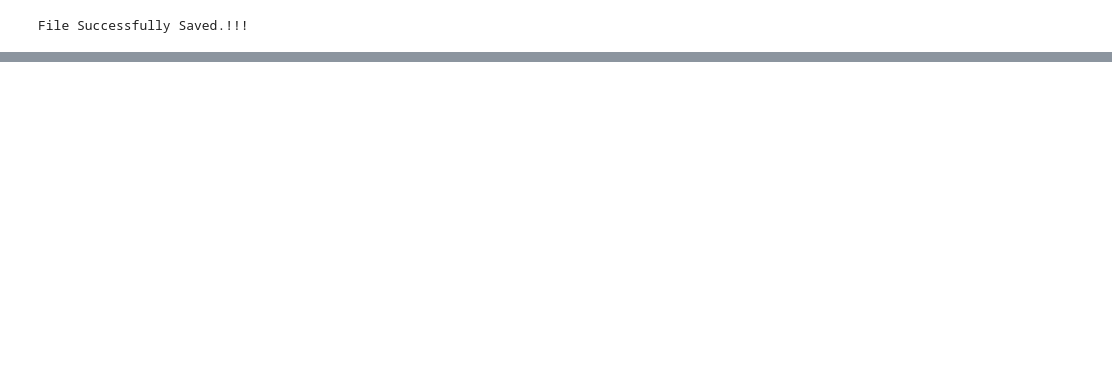
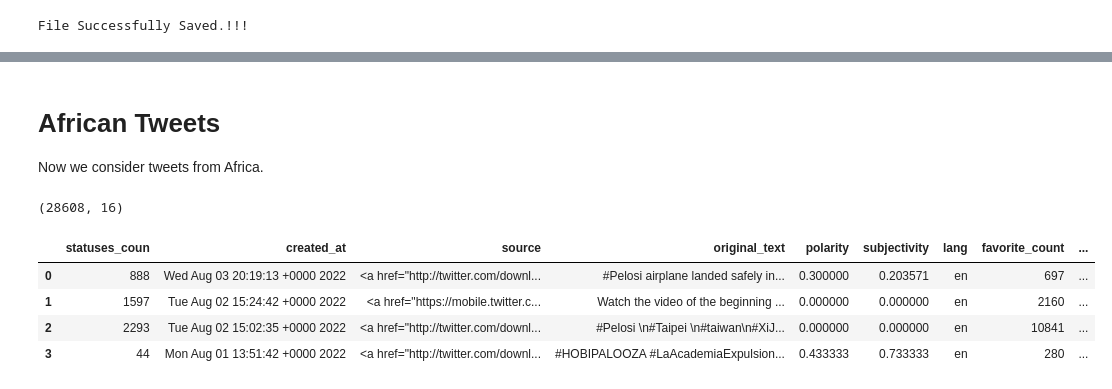
Before and after one commit to emtinanseo/Twitter-Data-Analysis, a Jupyter notebook: explore_the_data.ipynb, the cells around one changed output, grey strips where cells are left out. Saved outputs shown, nothing was run; the diff lists cells and outputs as text; code cells hidden in the pictures; blank space fills up the shorter version.

```diff
--- a/explore_the_data.ipynb
+++ b/explore_the_data.ipynb
@@ -29,0 +71,18 @@ File Successfully Saved.!!!
+# %% [markdown]
+# African Tweets
+
+Now we consider tweets from Africa.
+# %%
+df_africa = pd.read_csv('data/africa_processed_tweets.csv')
+# %%
+df_africa.shape
+# %% [output]
+(28608, 16)
+# %%
+df_africa.head(4)
+# %% [output]
+|  | statuses_coun | created_at | source | original_text | polarity | subjectivity | lang | favorite_count | ... |
+| 0 | 888 | Wed Aug 03 20:19:13 +0000 2022 | <a href="http://twitter.com/downl... | #Pelosi airplane landed safely in... | 0.300000 | 0.203571 | en | 697 | ... |
+| 1 | 1597 | Tue Aug 02 15:24:42 +0000 2022 | <a href="https://mobile.twitter.c... | Watch the video of the beginning ... | 0.000000 | 0.000000 | en | 2160 | ... |
+| 2 | 2293 | Tue Aug 02 15:02:35 +0000 2022 | <a href="http://twitter.com/downl... | #Pelosi \n#Taipei \n#taiwan\n#XiJ... | 0.000000 | 0.000000 | en | 10841 | ... |
+| 3 | 44 | Mon Aug 01 13:51:42 +0000 2022 | <a href="http://twitter.com/downl... | #HOBIPALOOZA #LaAcademiaExpulsion... | 0.433333 | 0.733333 | en | 280 | ... |
```
Also changed, not shown: parts of 19 cells of this notebook, 1 other file.
